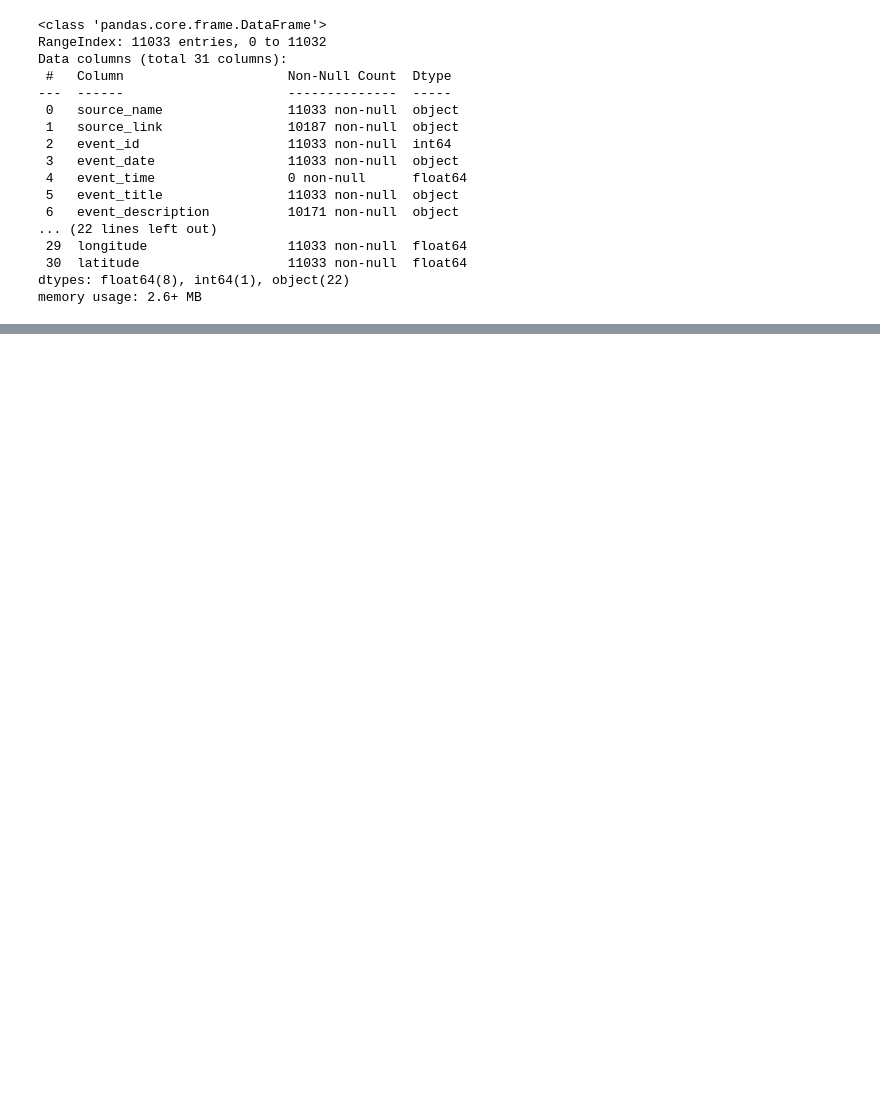
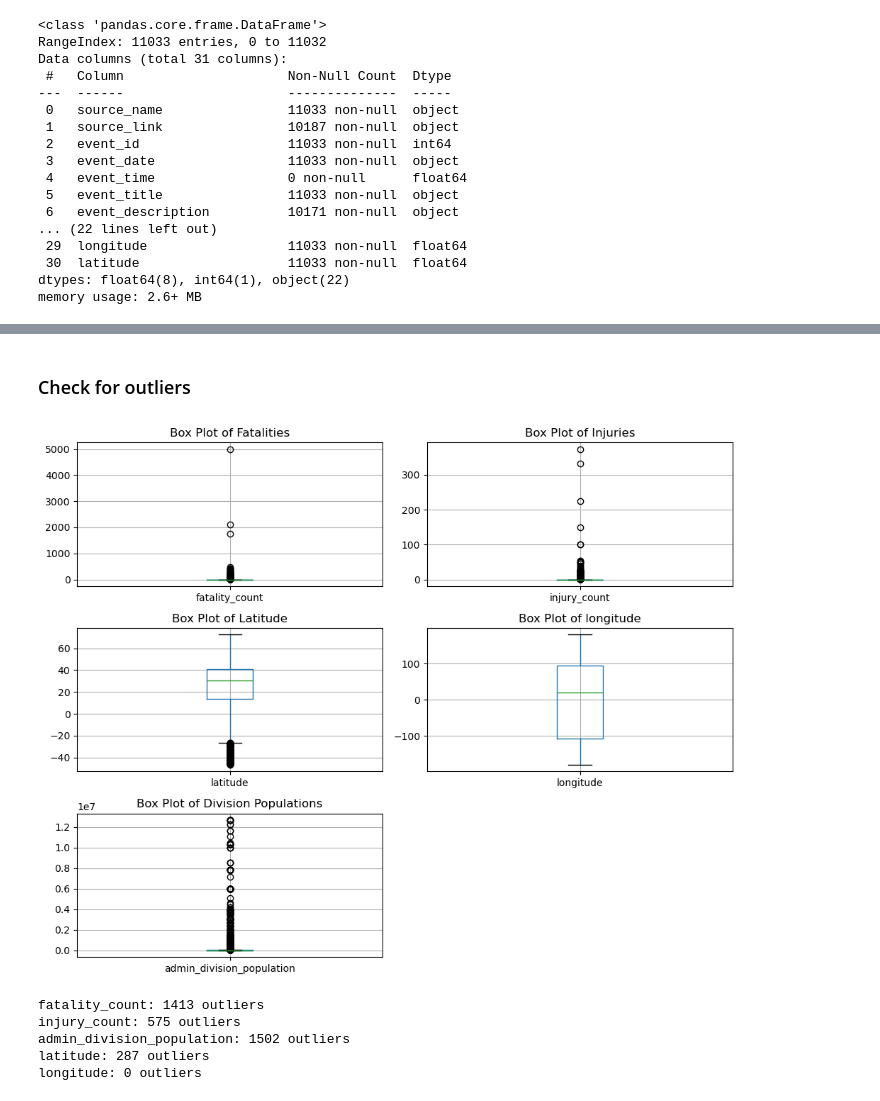
Before and after one commit to n-ferrante/Global_Landslides, a Jupyter notebook: notebooks/01_data_preprocessing.ipynb, the cells around one changed output, grey strips where cells are left out. Cells and saved outputs as stored; diff of their text form; code cells hidden in the pictures; blank space fills up the shorter version.

```diff
--- a/notebooks/01_data_preprocessing.ipynb
+++ b/notebooks/01_data_preprocessing.ipynb
@@ -68,0 +167,42 @@ landslideCleaned.head()
+# %% [markdown]
+### Check for outliers
+# %%
+fig, axes = plt.subplots(3, 2, figsize = (10, 8))
+landslideCleaned[['fatality_count']].boxplot(ax = axes[0,0])
+axes[0,0].set_title("Box Plot of Fatalities")
+
+landslideCleaned[['injury_count']].boxplot(ax = axes[0,1])
+axes[0,1].set_title("Box Plot of Injuries")
+
+landslideCleaned[['latitude']].boxplot(ax = axes[1,0])
+axes[1,0].set_title("Box Plot of Latitude")
+
+landslideCleaned[['longitude']].boxplot(ax = axes[1,1])
+axes[1,1].set_title("Box Plot of longitude")
+
+landslideCleaned[['admin_division_population']].boxplot(ax = axes[2,0])
+axes[2,0].set_title("Box Plot of Division Populations")
+
+axes[2,1].axis('off')
+
+plt.tight_layout()
+plt.show()
+# %% [output]
+[figure, added]
+# %%
+outlierColumns = ['fatality_count', 'injury_count', 'admin_division_population', 'latitude', 'longitude']
+for column in outlierColumns:
+    if column == 'Marital_Status': continue   # exclude Marital Status columns
+    q25 = landslideCleaned[column].quantile(0.25)
+    q75 = landslideCleaned[column].quantile(0.75)
+    iqr = q75 - q25
+    lowerBound = q25 - 1.5 * iqr
+    upperBound = q75 + 1.5 * iqr
+    outliers = landslideCleaned[(landslideCleaned[column] < lowerBound) | (landslideCleaned[column] > upperBound)]
+    print(f"{column}: {outliers.shape[0]} outliers")
+# %% [output]
+fatality_count: 1413 outliers
+injury_count: 575 outliers
+admin_division_population: 1502 outliers
+latitude: 287 outliers
+longitude: 0 outliers
```
Also changed, not shown: parts of 16 cells of this notebook.
